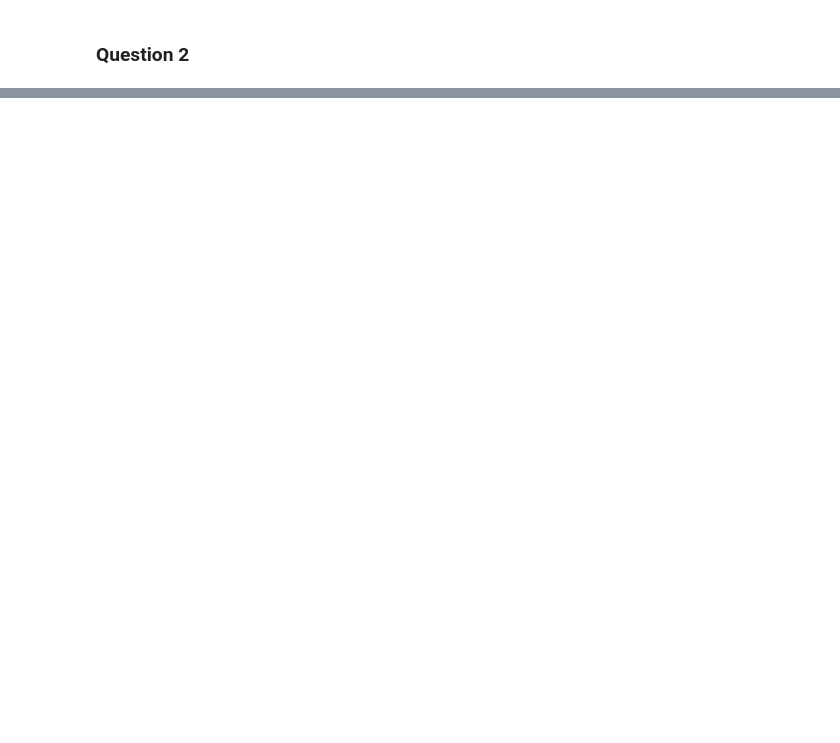
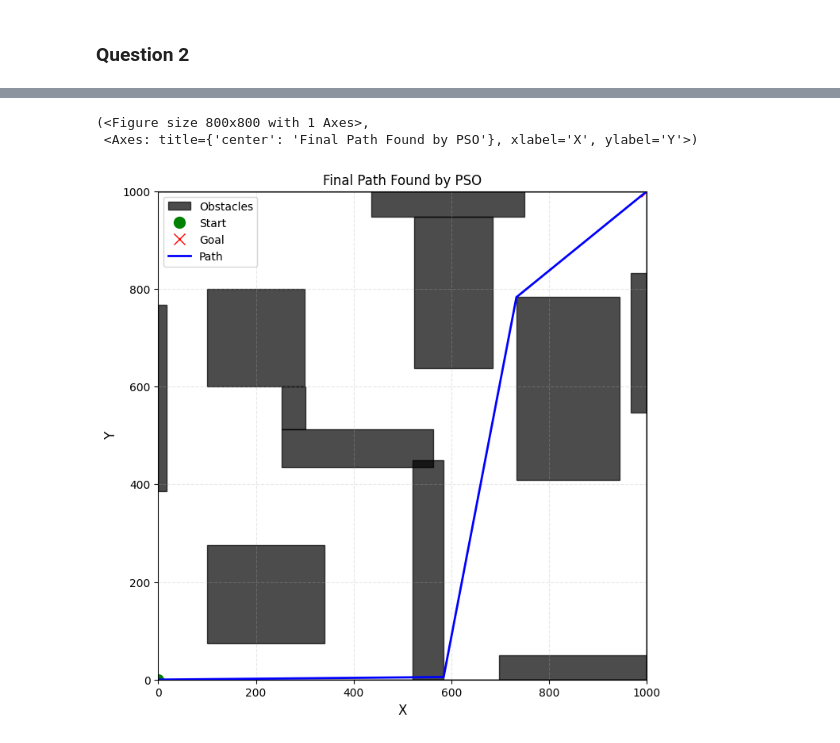
Before and after one commit to KpihX/random-explorer, a Jupyter notebook: Random_Explorer.ipynb, the cells around one changed output, grey strips where cells are left out. Saved outputs shown, nothing was run; the diff lists cells and outputs as text; code cells hidden in the pictures; blank space fills up the shorter version.

```diff
--- a/Random_Explorer.ipynb
+++ b/Random_Explorer.ipynb
@@ -96,0 +217,13 @@ plot_environment(file_path)
+# %%
+from random_explorer import PSOPathPlanner
+
+S = 100 # Number of particles
+N = 7 # Number of waypoints
+w = 0.6  # Inertia weight
+c1 = 1.4 # Cognitive coefficient
+c2 = 1.4 # Social coefficient
+max_iter = 1000  # Maximum number of iterations
+pso_planner = PSOPathPlanner(env, num_particles=S, num_waypoints=N, max_iter=max_iter, w=w, c1=c1, c2=c2)
+
+
+final_path, final_score, history = pso_planner.solve(soft_mode=True, penalty_weight=1000, base_penalty=100.0)
@@ -96,0 +249,6 @@ plot_environment(file_path)
+# %%
+env.plot_environment(path=final_path, title="Final Path Found by PSO")
+# %% [output]
+(<Figure size 800x800 with 1 Axes>,
+ <Axes: title={'center': 'Final Path Found by PSO'}, xlabel='X', ylabel='Y'>)
+[figure, added]
```
Also changed, not shown: parts of 15 cells of this notebook, 10 other files.
